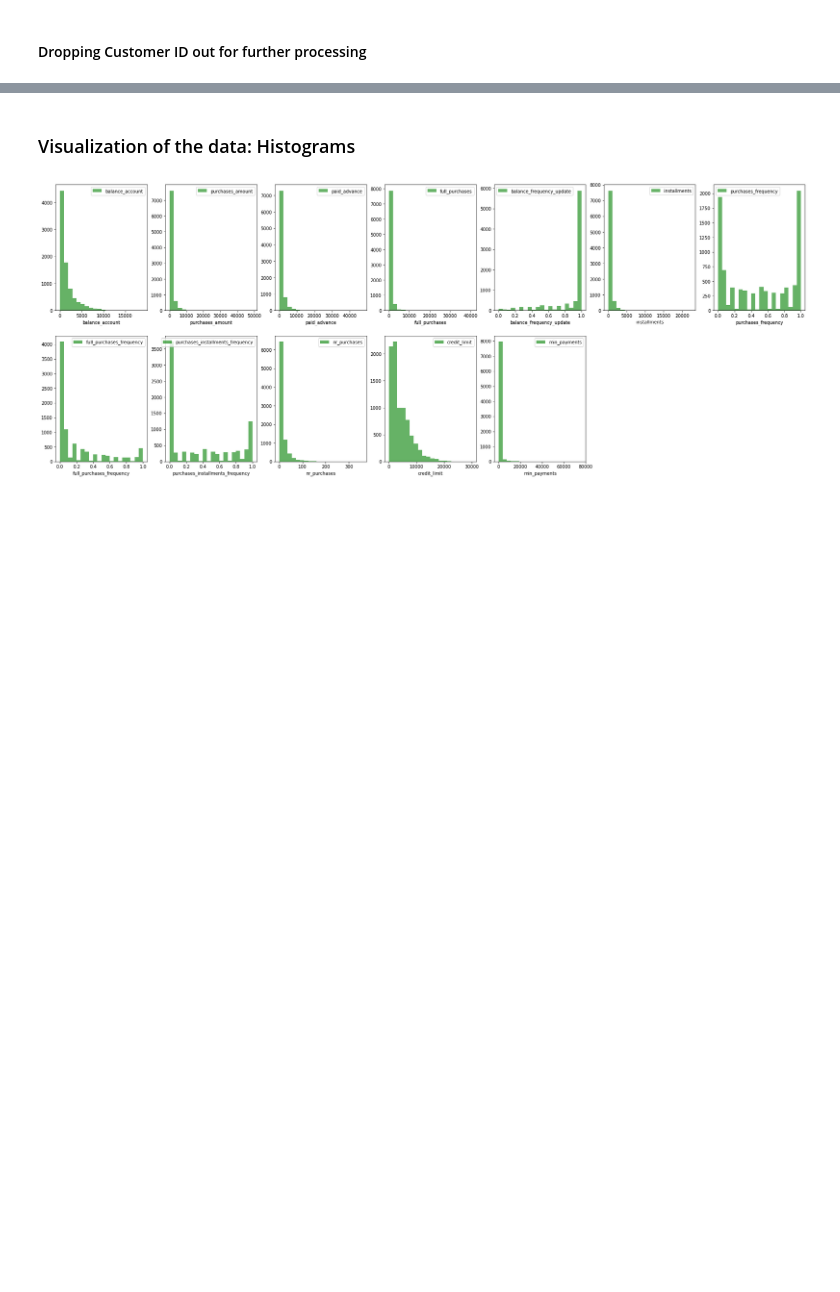
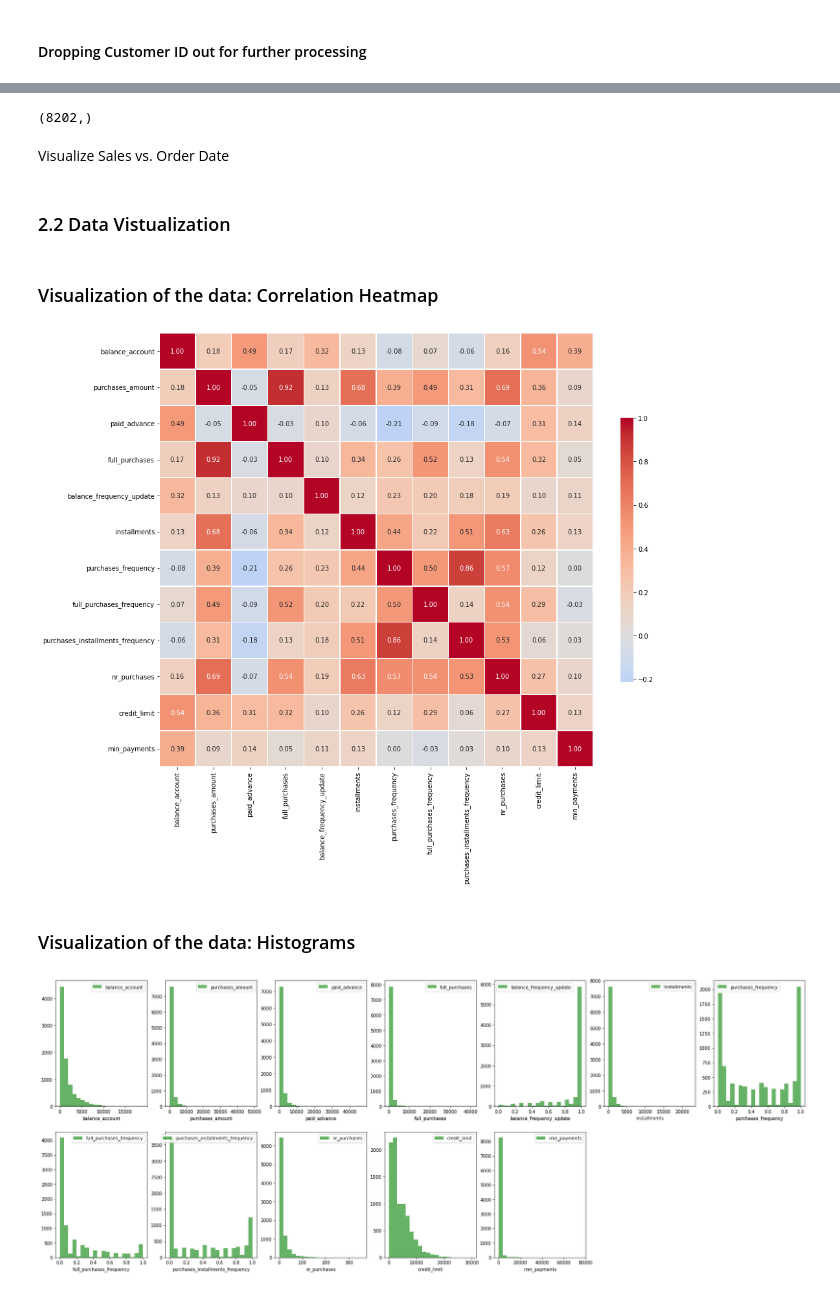
Before and after one commit to nattzza/Credit-Card-Customer-Segmenation, a Jupyter notebook: ML_Day_9_Credit_Card_Customer_Segmentation.ipynb, the cells around one changed output, grey strips where cells are left out. Drawn from its saved outputs; the diff is of its cells as text; code cells hidden in the pictures; blank space fills up the shorter version.

```diff
--- a/ML_Day_9_Credit_Card_Customer_Segmentation.ipynb
+++ b/ML_Day_9_Credit_Card_Customer_Segmentation.ipynb
@@ -313,0 +303,6 @@ df.head()
+# %%
+df_df.min_payments.unique().shape
+# %% [output]
+(8202,)
+# %% [markdown]
+Visualize Sales vs. Order Date
@@ -314,3 +312,25 @@ df.head()
+# %% [markdown]
+### 2.2 Data Vistualization
+# %% [markdown]
+### Visualization of the data: Correlation Heatmap
+# %%
+corr = df_df.corr() # computing correlation values
+fig, ax = plt.subplots(figsize=(15, 15)) # setting up the empty plot to use next
+
+# Assembly of the heatmap:
+h = sns.heatmap(
+    corr,
+    cmap="coolwarm",
+    vmax=1,
+    fmt=".2f",
+    annot=True,
+    center=0,
+    square=True,
+    linewidths=0.5,
+    cbar_kws={"shrink": 0.5},
+)
+# %% [output]
+[figure, added]
 # %% [markdown]
 ### Visualization of the data: Histograms
 # %%
```
Also changed, not shown: parts of 28 cells of this notebook.
